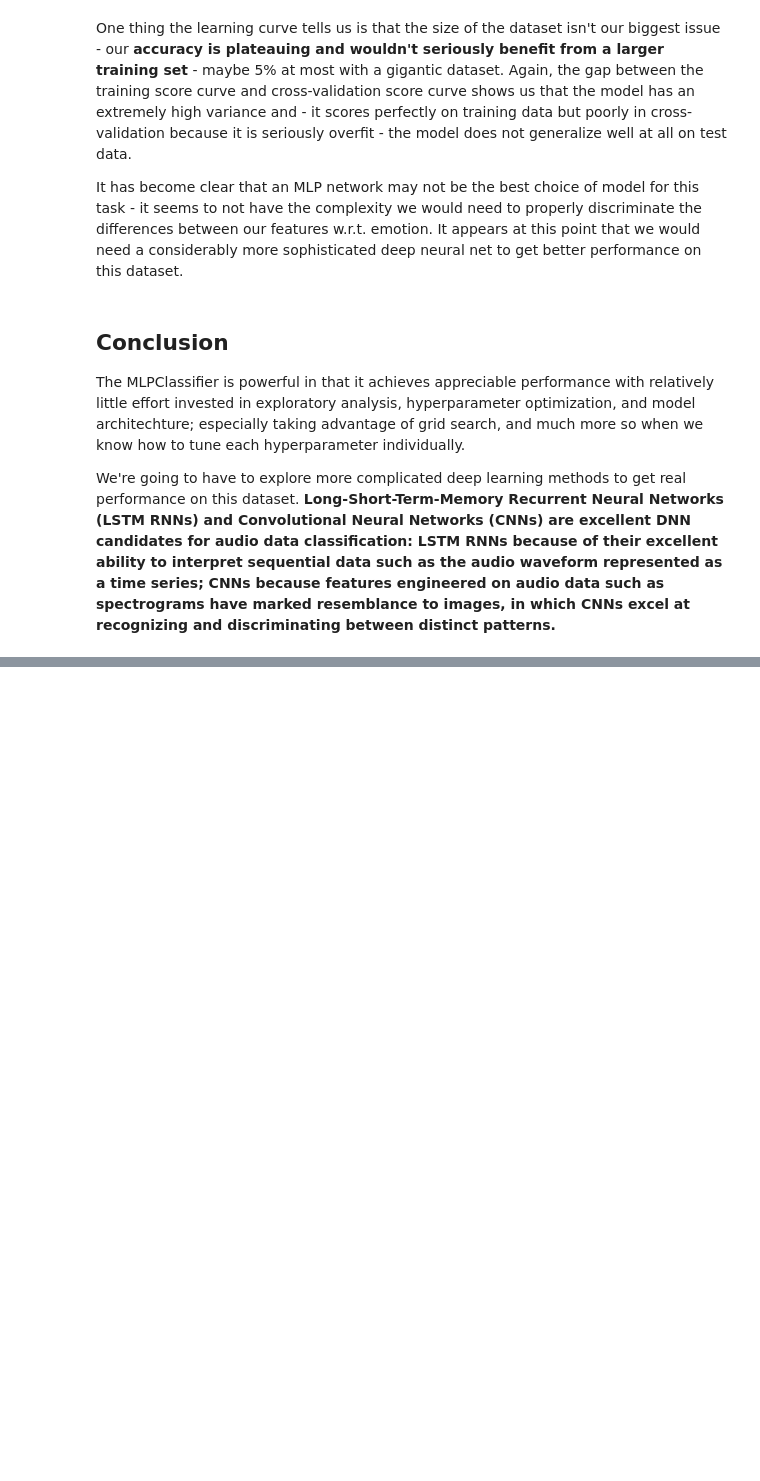
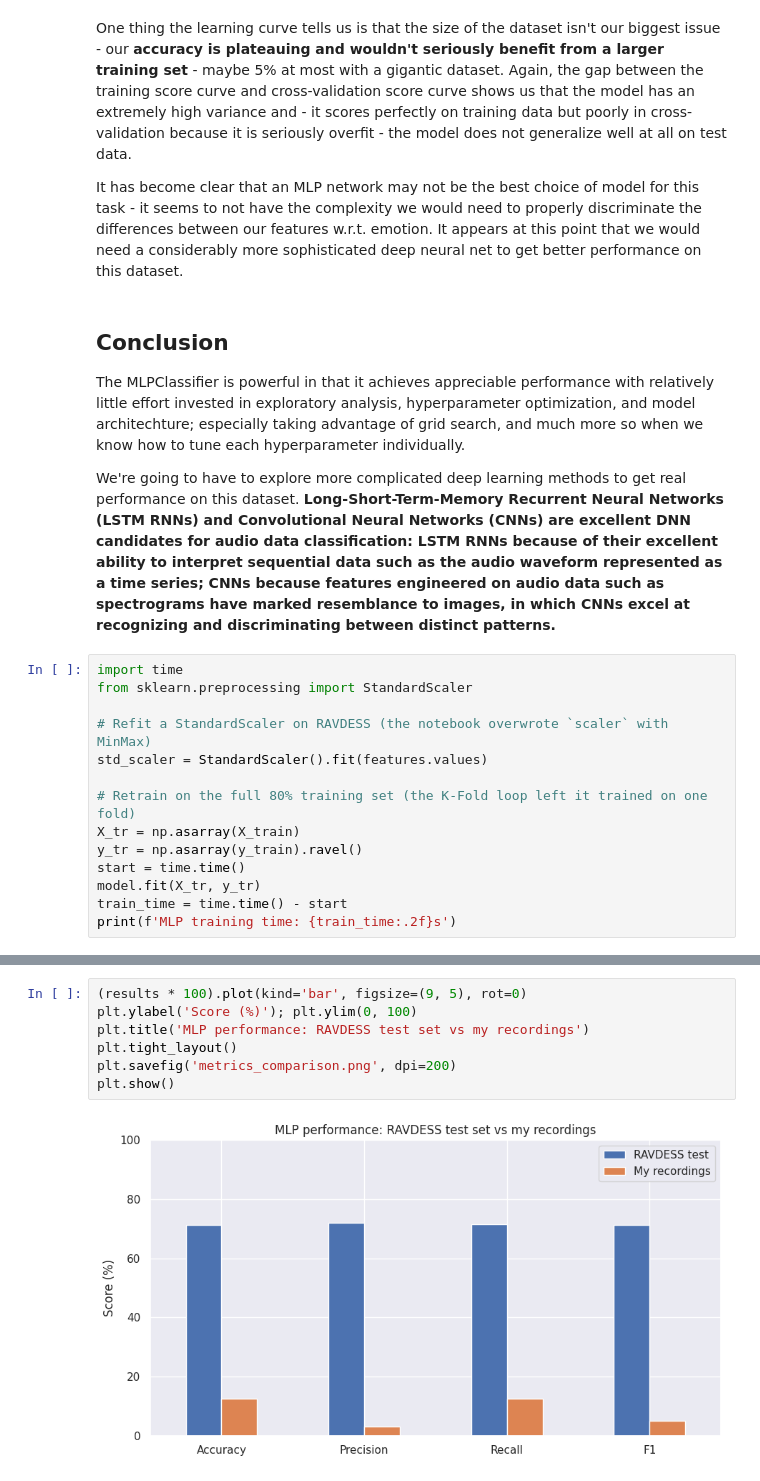
Before and after one commit to aalyssatao/Week4-NeuralNetworks, a Jupyter notebook: Week4__Neural_Networks.ipynb, the cells around one changed output, grey strips where cells are left out. Drawn from its saved outputs; the diff is of its cells as text; blank space fills up the shorter version.

```diff
--- a/Week4__Neural_Networks.ipynb
+++ b/Week4__Neural_Networks.ipynb
@@ -814,3 +766,17 @@ It has become clear that an MLP network may not be the best choice of model for
 The MLPClassifier is powerful in that it achieves appreciable performance with relatively little effort invested in exploratory analysis, hyperparameter optimization, and model architechture; especially taking advantage of grid search, and much more so when we know how to tune each hyperparameter individually.
 
 We're going to have to explore more complicated deep learning methods to get real performance on this dataset. **Long-Short-Term-Memory Recurrent Neural Networks (LSTM RNNs) and Convolutional Neural Networks (CNNs) are excellent DNN candidates for audio data classification: LSTM RNNs because of their excellent ability to interpret sequential data such as the audio waveform represented as a time series; CNNs because features engineered on audio data such as spectrograms have marked resemblance to images, in which CNNs excel at recognizing and discriminating between distinct patterns.**
+# %%
+import time
+from sklearn.preprocessing import StandardScaler
+
+# Refit a StandardScaler on RAVDESS (the notebook overwrote `scaler` with MinMax)
+std_scaler = StandardScaler().fit(features.values)
+
+# Retrain on the full 80% training set (the K-Fold loop left it trained on one fold)
+X_tr = np.asarray(X_train)
+y_tr = np.asarray(y_train).ravel()
+start = time.time()
+model.fit(X_tr, y_tr)
+train_time = time.time() - start
+print(f'MLP training time: {train_time:.2f}s')
@@ -816,0 +860,9 @@ We're going to have to explore more complicated deep learning methods to get rea
+# %%
+(results * 100).plot(kind='bar', figsize=(9, 5), rot=0)
+plt.ylabel('Score (%)'); plt.ylim(0, 100)
+plt.title('MLP performance: RAVDESS test set vs my recordings')
+plt.tight_layout()
+plt.savefig('metrics_comparison.png', dpi=200)
+plt.show()
+# %% [output]
+[figure, added]
```
Also changed, not shown: parts of 22 cells of this notebook.
